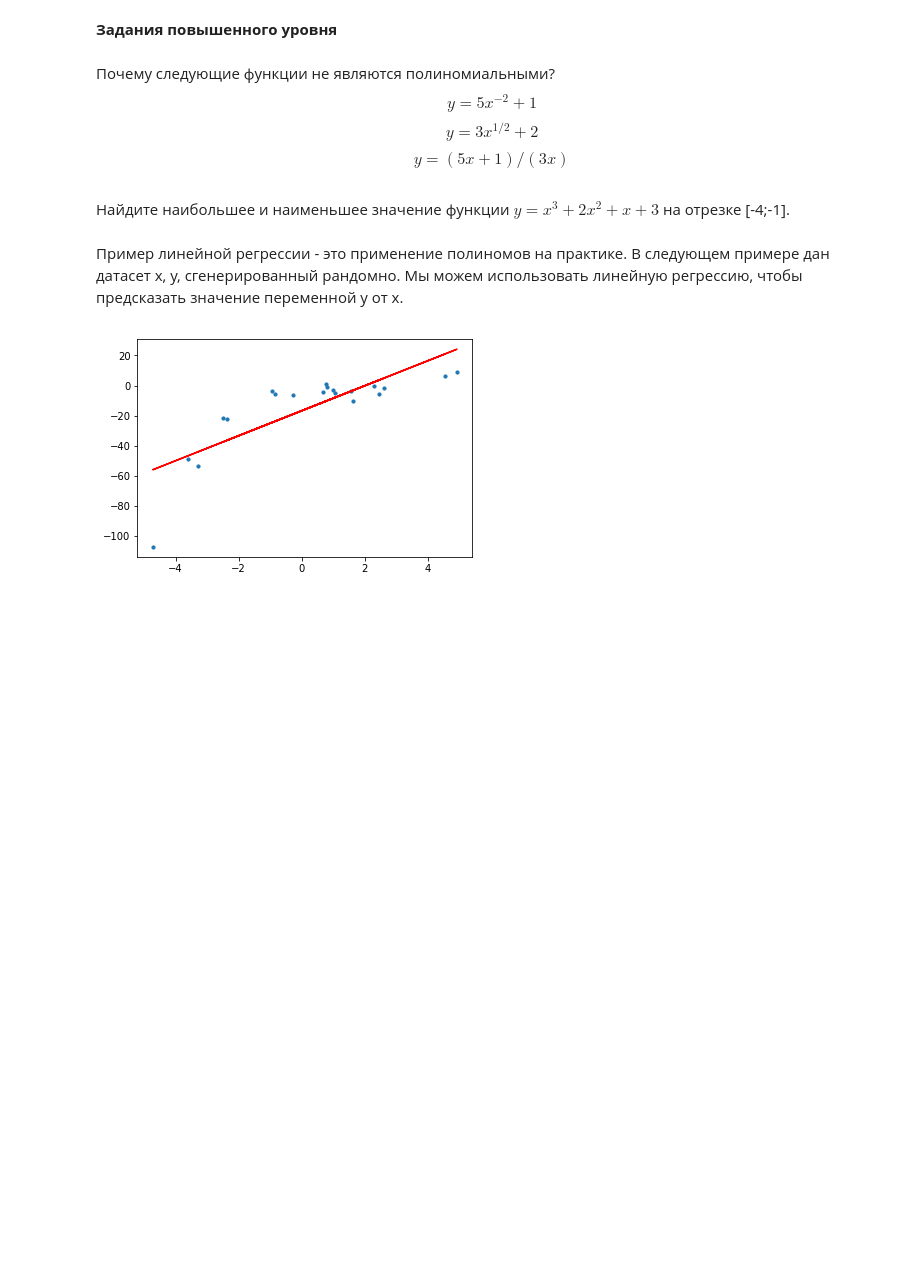
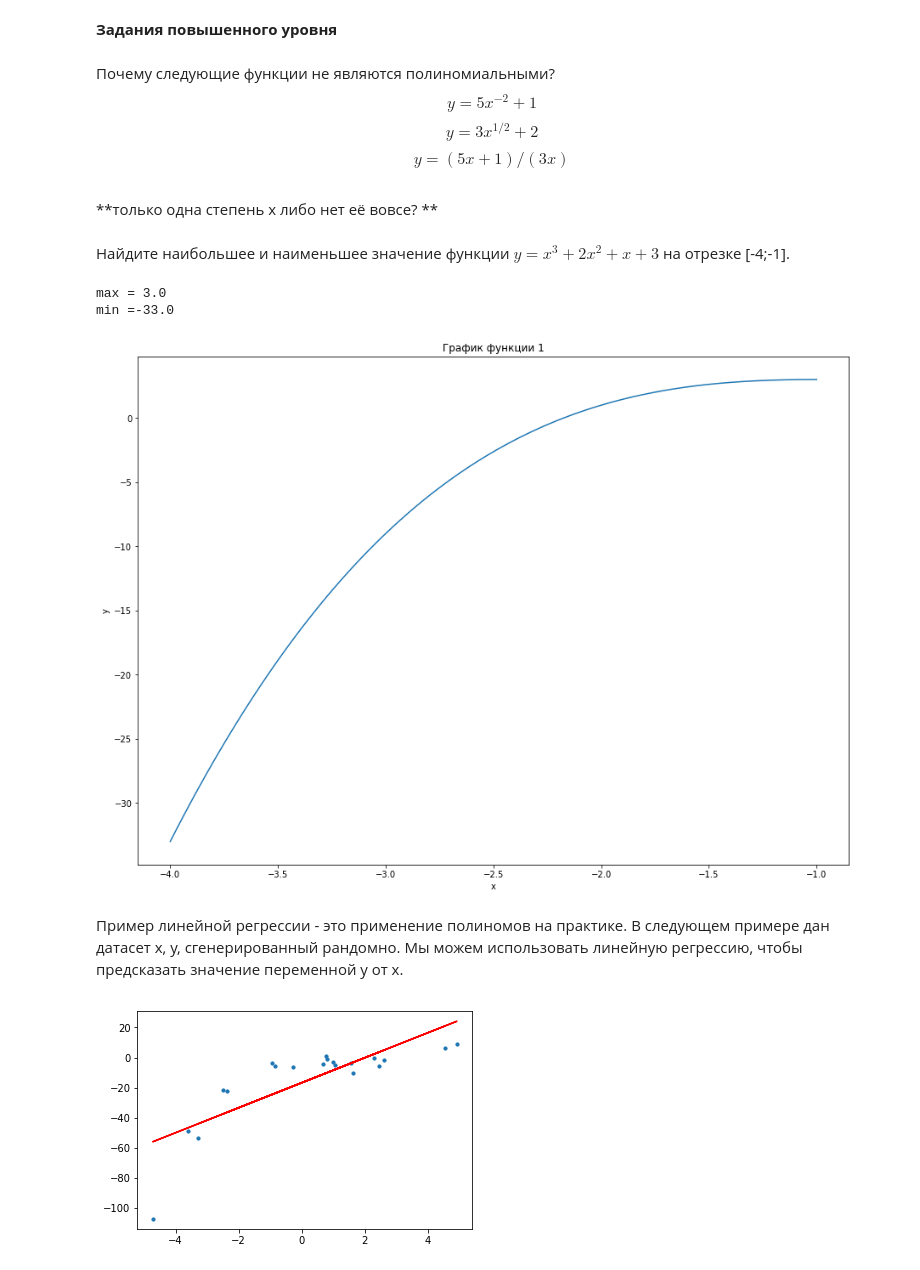
Before and after one commit to sladkoejka/homework, a Jupyter notebook: dz_1_math.ipynb, the cells around one changed output. Cells and saved outputs as stored; diff of their text form; code cells hidden in the pictures; blank space fills up the shorter version.

```diff
--- a/dz_1_math.ipynb
+++ b/dz_1_math.ipynb
@@ -182,8 +178,39 @@ for i in range(1,11): # ну а тут элегантно строим сраз
 $$y=5x^{-2}+1$$
 $$y=3x^{1/2}+2$$
 $$y=(5x+1)/(3x)$$
+# %% [markdown]
+**только одна степень x либо нет её вовсе? **
 # %% [markdown]
 Найдите наибольшее и наименьшее значение функции $y = x^3 + 2x^2 + x + 3 $ на отрезке [-4;-1].
+# %%
+def func(x,num): # возвращается нужная функция
+    num_func = {
+        1:pow(x,3)+2*pow(x,2)+x+3
+    }
+    y=num_func[num]
+    return y
+
+# создаем вектор x
+x = np.linspace(-4.0, -1.0, 100)
+# на основе вектора x строим значения для векторов
+
+def array_y(num): # возвращаем массив y в зависимости от нужного
+    y = [func(x[i],num) for i in range(len(x))]
+    return y
+
+plt.figure(figsize=(15, 11))
+
+print(f'max = {max(array_y(i))} \nmin ={min(array_y(i))}')
+for i in range(1,2):
+    plt.plot(x, array_y(i))
+    plt.title(f'График функции {i}')
+    plt.ylabel('y')
+    plt.xlabel('x')
+    plt.show()
+# %% [output]
+max = 3.0
+min =-33.0
+[figure, added]
 # %% [markdown]
 Пример линейной регрессии - это применение полиномов на практике. В следующем примере дан датасет x, y, сгенерированный рандомно. Мы можем использовать линейную регрессию, чтобы предсказать значение переменной y от x.
 # %%
```
Also changed, not shown: parts of 6 cells of this notebook.
